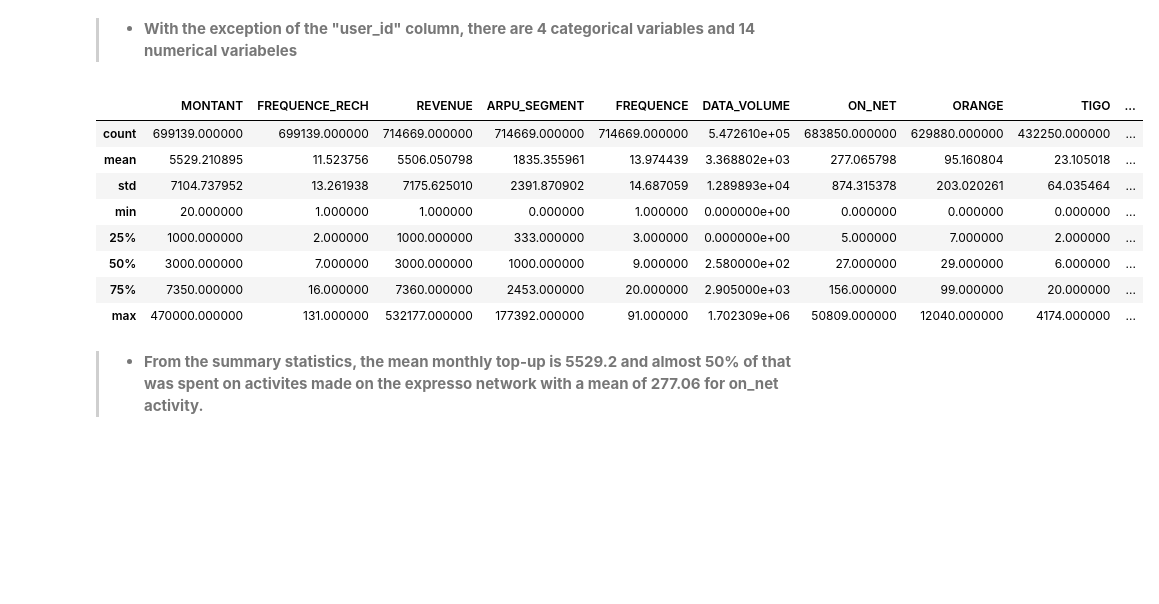
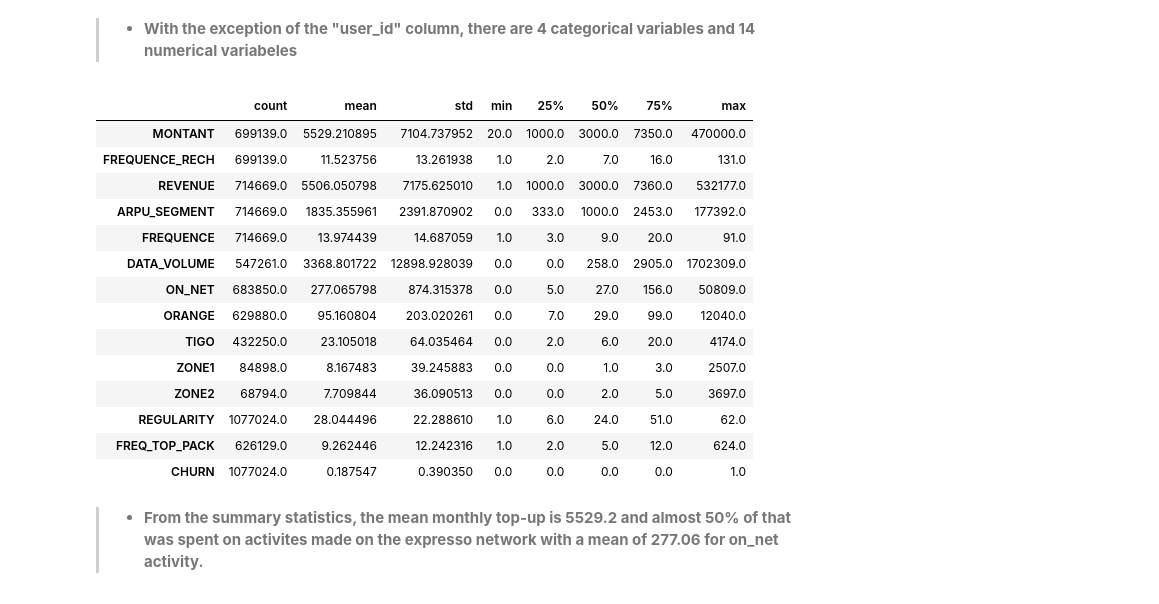
Before and after one commit to Jonasafutu/Capstone-Project, a Jupyter notebook: Team_Paris_Capstone_Customer_Churn.ipynb, the cells around one changed output. Cells and saved outputs as stored; diff of their text form; code cells hidden in the pictures; blank space fills up the shorter version.

```diff
--- a/Team_Paris_Capstone_Customer_Churn.ipynb
+++ b/Team_Paris_Capstone_Customer_Churn.ipynb
@@ -204,17 +206,23 @@ memory usage: 156.1+ MB
 >- **With the exception of the "user_id" column, there are 4 categorical variables and 14 numerical variabeles**
 # %%
 # Checking summary statistics of the data
-train.describe()
+train.describe().T
 # %% [output]
-|  | MONTANT | FREQUENCE_RECH | REVENUE | ARPU_SEGMENT | FREQUENCE | DATA_VOLUME | ON_NET | ORANGE | TIGO | ... |
-| count | 699139.000000 | 699139.000000 | 714669.000000 | 714669.000000 | 714669.000000 | 5.472610e+05 | 683850.000000 | 629880.000000 | 432250.000000 | ... |
-| mean | 5529.210895 | 11.523756 | 5506.050798 | 1835.355961 | 13.974439 | 3.368802e+03 | 277.065798 | 95.160804 | 23.105018 | ... |
-| std | 7104.737952 | 13.261938 | 7175.625010 | 2391.870902 | 14.687059 | 1.289893e+04 | 874.315378 | 203.020261 | 64.035464 | ... |
-| min | 20.000000 | 1.000000 | 1.000000 | 0.000000 | 1.000000 | 0.000000e+00 | 0.000000 | 0.000000 | 0.000000 | ... |
-| 25% | 1000.000000 | 2.000000 | 1000.000000 | 333.000000 | 3.000000 | 0.000000e+00 | 5.000000 | 7.000000 | 2.000000 | ... |
-| 50% | 3000.000000 | 7.000000 | 3000.000000 | 1000.000000 | 9.000000 | 2.580000e+02 | 27.000000 | 29.000000 | 6.000000 | ... |
-| 75% | 7350.000000 | 16.000000 | 7360.000000 | 2453.000000 | 20.000000 | 2.905000e+03 | 156.000000 | 99.000000 | 20.000000 | ... |
-| max | 470000.000000 | 131.000000 | 532177.000000 | 177392.000000 | 91.000000 | 1.702309e+06 | 50809.000000 | 12040.000000 | 4174.000000 | ... |
+|  | count | mean | std | min | 25% | 50% | 75% | max |
+| MONTANT | 699139.0 | 5529.210895 | 7104.737952 | 20.0 | 1000.0 | 3000.0 | 7350.0 | 470000.0 |
+| FREQUENCE_RECH | 699139.0 | 11.523756 | 13.261938 | 1.0 | 2.0 | 7.0 | 16.0 | 131.0 |
+| REVENUE | 714669.0 | 5506.050798 | 7175.625010 | 1.0 | 1000.0 | 3000.0 | 7360.0 | 532177.0 |
+| ARPU_SEGMENT | 714669.0 | 1835.355961 | 2391.870902 | 0.0 | 333.0 | 1000.0 | 2453.0 | 177392.0 |
+| FREQUENCE | 714669.0 | 13.974439 | 14.687059 | 1.0 | 3.0 | 9.0 | 20.0 | 91.0 |
+| DATA_VOLUME | 547261.0 | 3368.801722 | 12898.928039 | 0.0 | 0.0 | 258.0 | 2905.0 | 1702309.0 |
+| ON_NET | 683850.0 | 277.065798 | 874.315378 | 0.0 | 5.0 | 27.0 | 156.0 | 50809.0 |
+| ORANGE | 629880.0 | 95.160804 | 203.020261 | 0.0 | 7.0 | 29.0 | 99.0 | 12040.0 |
+| TIGO | 432250.0 | 23.105018 | 64.035464 | 0.0 | 2.0 | 6.0 | 20.0 | 4174.0 |
+| ZONE1 | 84898.0 | 8.167483 | 39.245883 | 0.0 | 0.0 | 1.0 | 3.0 | 2507.0 |
+| ZONE2 | 68794.0 | 7.709844 | 36.090513 | 0.0 | 0.0 | 2.0 | 5.0 | 3697.0 |
+| REGULARITY | 1077024.0 | 28.044496 | 22.288610 | 1.0 | 6.0 | 24.0 | 51.0 | 62.0 |
+| FREQ_TOP_PACK | 626129.0 | 9.262446 | 12.242316 | 1.0 | 2.0 | 5.0 | 12.0 | 624.0 |
+| CHURN | 1077024.0 | 0.187547 | 0.390350 | 0.0 | 0.0 | 0.0 | 0.0 | 1.0 |
 # %% [markdown]
 >- **From the summary statistics, the mean monthly top-up is 5529.2 and almost 50% of that was spent on activites made on the expresso network with a mean of 277.06 for on_net activity.**
 # %% [markdown]
```
Also changed, not shown: parts of 19 cells of this notebook.
